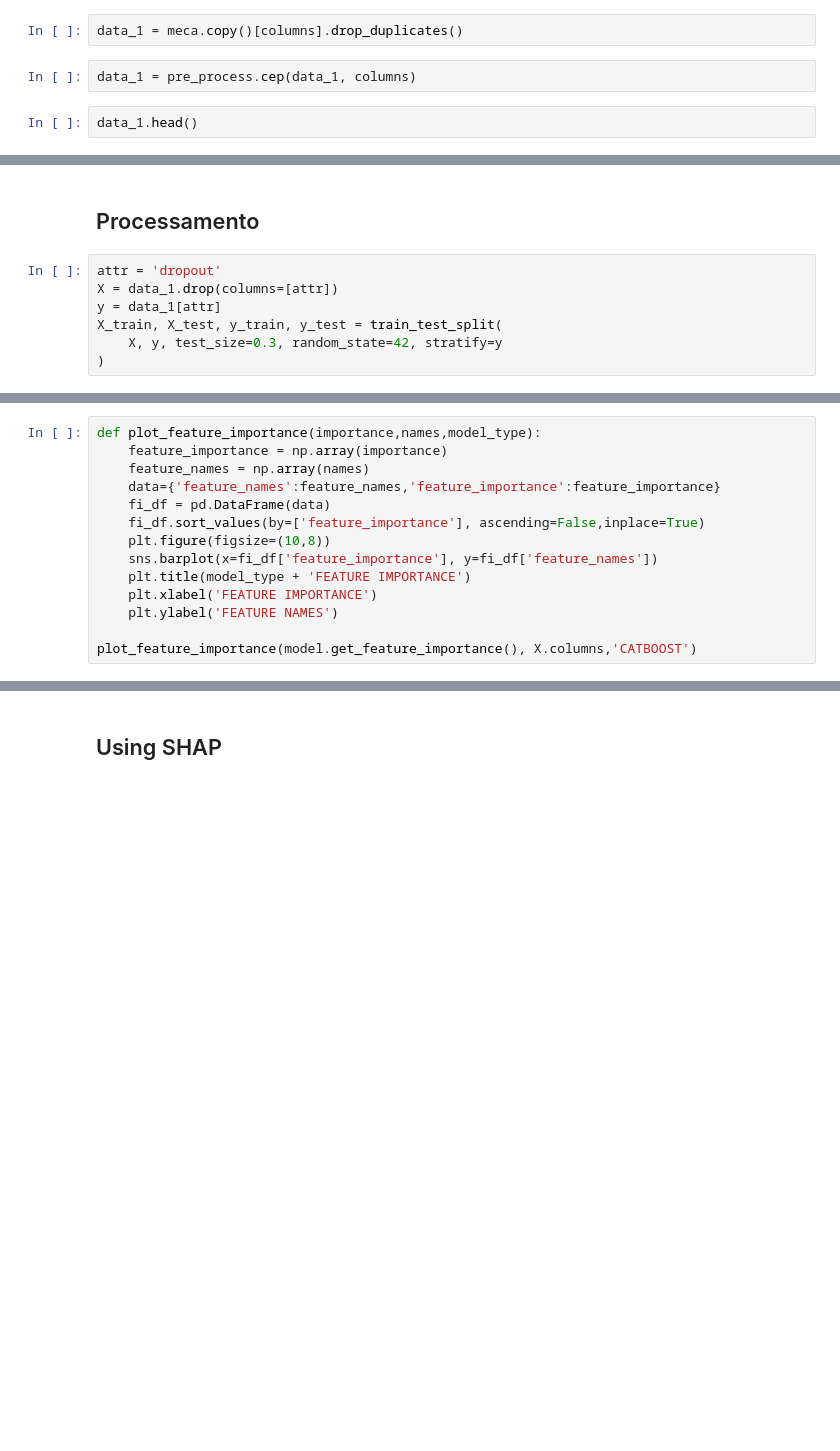
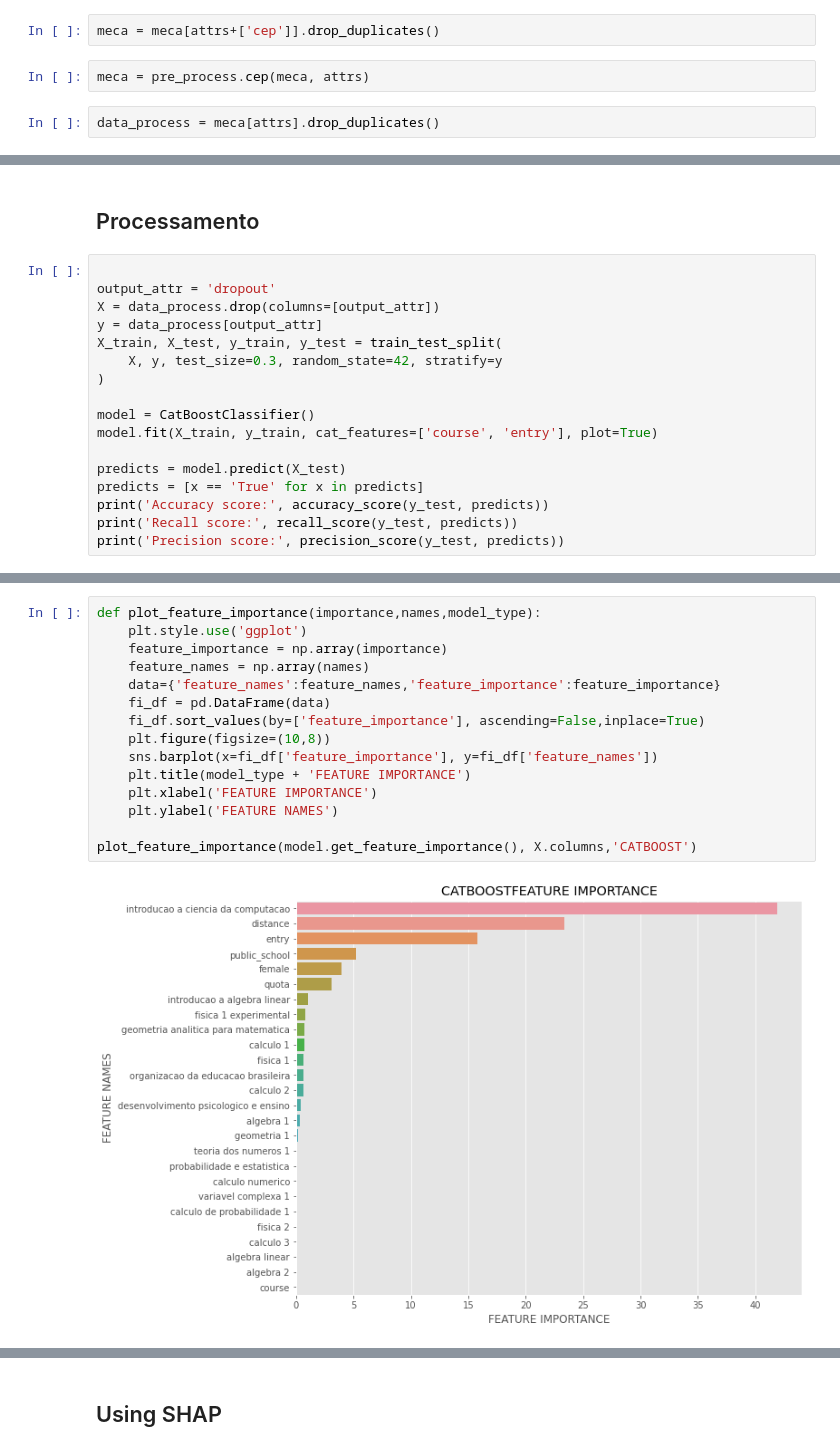
Before and after one commit to gnramos/trj-academica, a Jupyter notebook: pipeline/main.ipynb, the cells around one changed output, grey strips where cells are left out. Cells and saved outputs as stored; diff of their text form; blank space fills up the shorter version.

```diff
--- a/pipeline/main.ipynb
+++ b/pipeline/main.ipynb
@@ -61,6 +91,6 @@ meca = pre_process.subjects(meca, columns)
 # %%
-data_1 = meca.copy()[columns].drop_duplicates()
+meca = meca[attrs+['cep']].drop_duplicates()
 # %%
-data_1 = pre_process.cep(data_1, columns)
+meca = pre_process.cep(meca, attrs)
 # %%
-data_1.head()
+data_process = meca[attrs].drop_duplicates()
@@ -67,9 +101,19 @@ data_1.head()
 # %% [markdown]
 ## Processamento
 # %%
-attr = 'dropout'
-X = data_1.drop(columns=[attr])
-y = data_1[attr]
+
+output_attr = 'dropout'
+X = data_process.drop(columns=[output_attr])
+y = data_process[output_attr]
 X_train, X_test, y_train, y_test = train_test_split(
     X, y, test_size=0.3, random_state=42, stratify=y
 )
+
+model = CatBoostClassifier()
+model.fit(X_train, y_train, cat_features=['course', 'entry'], plot=True)
+
+predicts = model.predict(X_test)
+predicts = [x == 'True' for x in predicts]
+print('Accuracy score:', accuracy_score(y_test, predicts))
+print('Recall score:', recall_score(y_test, predicts))
+print('Precision score:', precision_score(y_test, predicts))
@@ -85,14 +139,17 @@ print("Precusion score:", sklearn.metrics.precision_score(y_test, predictions))
 # %%
 def plot_feature_importance(importance,names,model_type):
+    plt.style.use('ggplot')
     feature_importance = np.array(importance)
     feature_names = np.array(names)
     data={'feature_names':feature_names,'feature_importance':feature_importance}
     fi_df = pd.DataFrame(data)
     fi_df.sort_values(by=['feature_importance'], ascending=False,inplace=True)
     plt.figure(figsize=(10,8))
     sns.barplot(x=fi_df['feature_importance'], y=fi_df['feature_names'])
     plt.title(model_type + 'FEATURE IMPORTANCE')
     plt.xlabel('FEATURE IMPORTANCE')
     plt.ylabel('FEATURE NAMES')
 
 plot_feature_importance(model.get_feature_importance(), X.columns,'CATBOOST')
+# %% [output]
+[figure, added]
```
Also changed, not shown: parts of 20 cells of this notebook, 2 other files.
